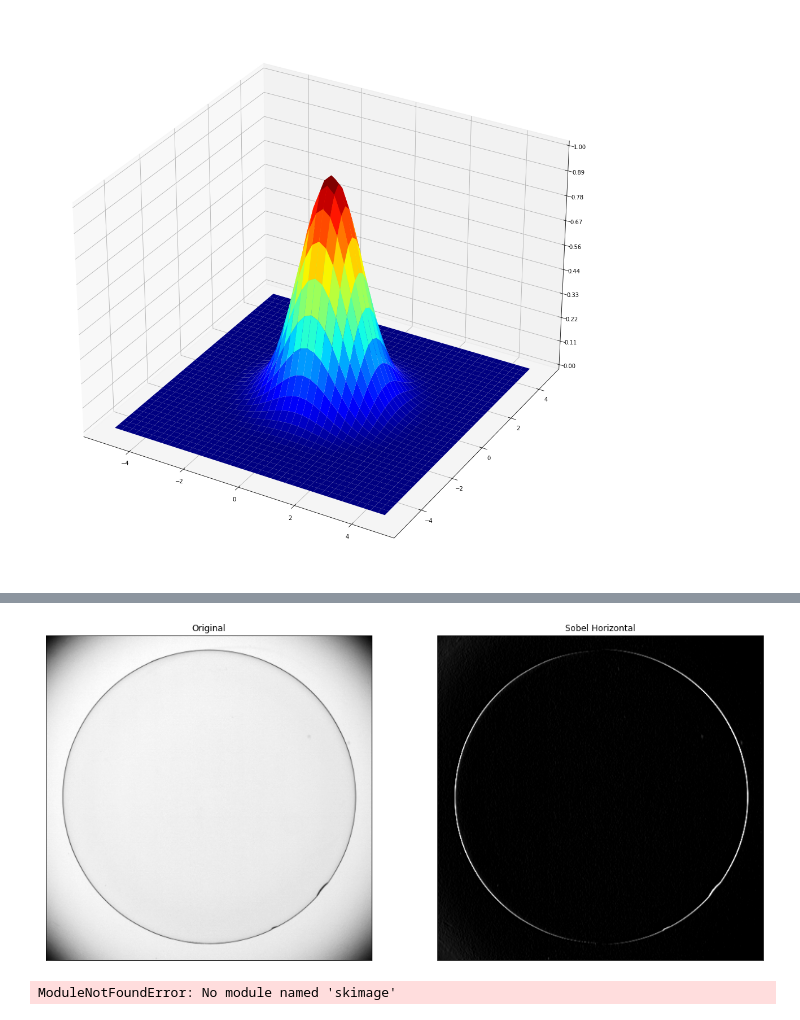
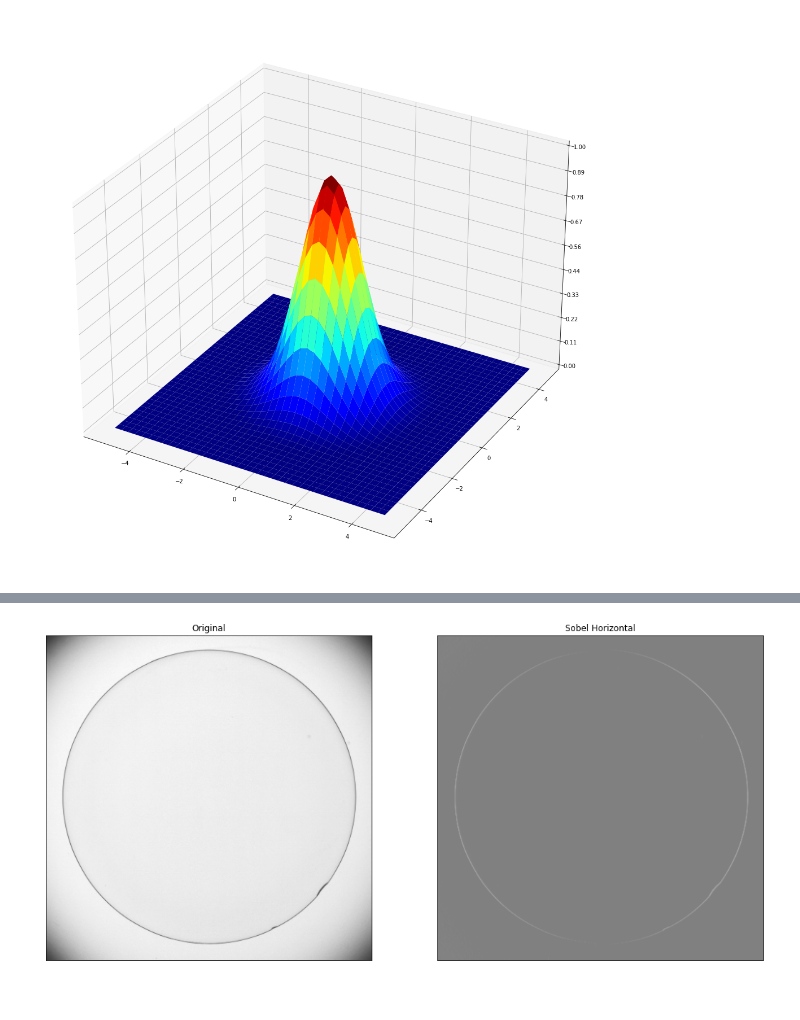
Before and after one commit to pankajan-T/Image-Processing-Fundamental, a Jupyter notebook: Ex3/Exercise_3.ipynb, the cells around one changed output, grey strips where cells are left out. Drawn from its saved outputs; the diff is of its cells as text; code cells hidden in the pictures.

```diff
--- a/Ex3/Exercise_3.ipynb
+++ b/Ex3/Exercise_3.ipynb
@@ -112,54 +123,23 @@ plt.show()
 # %%
 # Sobel Horiontal
 
 
 img = cv.imread('contact_lens.tif', cv.IMREAD_REDUCED_GRAYSCALE_2)
 
 
 # Sobel horizontal
-kernel = np.array([(-1, 0, 1), (-2, 0, 2), (-1, 0, 1)], dtype='float')
-imgc = cv.filter2D(img,-1,kernel)
+kernel = np.array([(-1, 0, 1), (-2, 0, 2), (-1, 0, 1)], dtype='float32')
+img_y = cv.filter2D(img,-1,kernel)
 
 
 fig, axes  = plt.subplots(1,2, sharex='all', sharey='all', figsize=(18,18))
-axes[0].imshow(img, cmap='gray')
+axes[0].imshow(img, cmap='gray',vmin=0,vmax=255)
 axes[0].set_title('Original')
 axes[0].set_xticks([]), axes[0].set_yticks([])
-axes[1].imshow(imgc, cmap='gray')
+axes[1].imshow(img_y, cmap='gray',vmin=-1020,vmax=1020)
 axes[1].set_title('Sobel Horizontal')
 axes[1].set_xticks([]), axes[1].set_yticks([])
+
 plt.show()
 # %% [output]
-[figure, old version]
+[figure, new version]
-# %%
-
-import skimage.exposure
-
-img = cv2.imread('contact_lens.tif', cv2.IMREAD_GRAYSCALE)
-
-img = cv2.GaussianBlur(img, (0,0), sigmaX=1.5, sigmaY=1.5)
-
-Kx = np.array([[-1, 0, 1],
-               [-2, 0, 2],
-               [-1, 0, 1]])
-Ky = np.array([[1,   2,  1],
-               [0,   0,  0],
-              [-1,  -2, -1]])
-
-Ix = cv2.filter2D(img, -1, Kx)
-Iy = cv2.filter2D(img, -1, Ky)
-
-G = np.hypot(Ix, Iy)
-G = skimage.exposure.rescale_intensity(G, in_range='image', out_range=(0,255)).astype(np.uint8)
-
-theta = np.arctan2(Iy, Ix)
-theta = skimage.exposure.rescale_intensity(theta, in_range='image', out_range=(0,255)).astype(np.uint8)
-
-cv2.imwrite('black_dress_gradient_magnitude.png', G)
-cv2.imwrite('black_dress_gradient_direction.png', theta)
-
-cv2.imshow("magnitude", G)
-cv2.imshow("direction", theta)
-cv2.waitKey(0)
-# %% [output]
-ModuleNotFoundError: No module named 'skimage'
```
Also changed, not shown: parts of 7 cells of this notebook, 5 other files.
